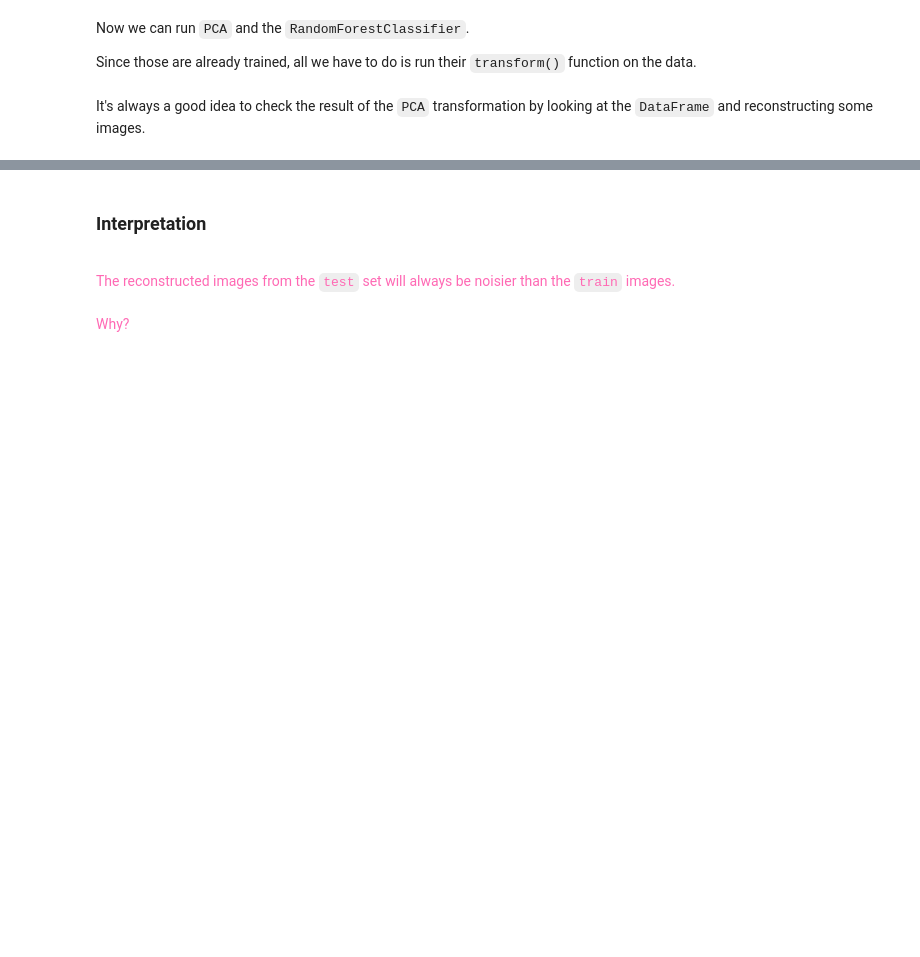
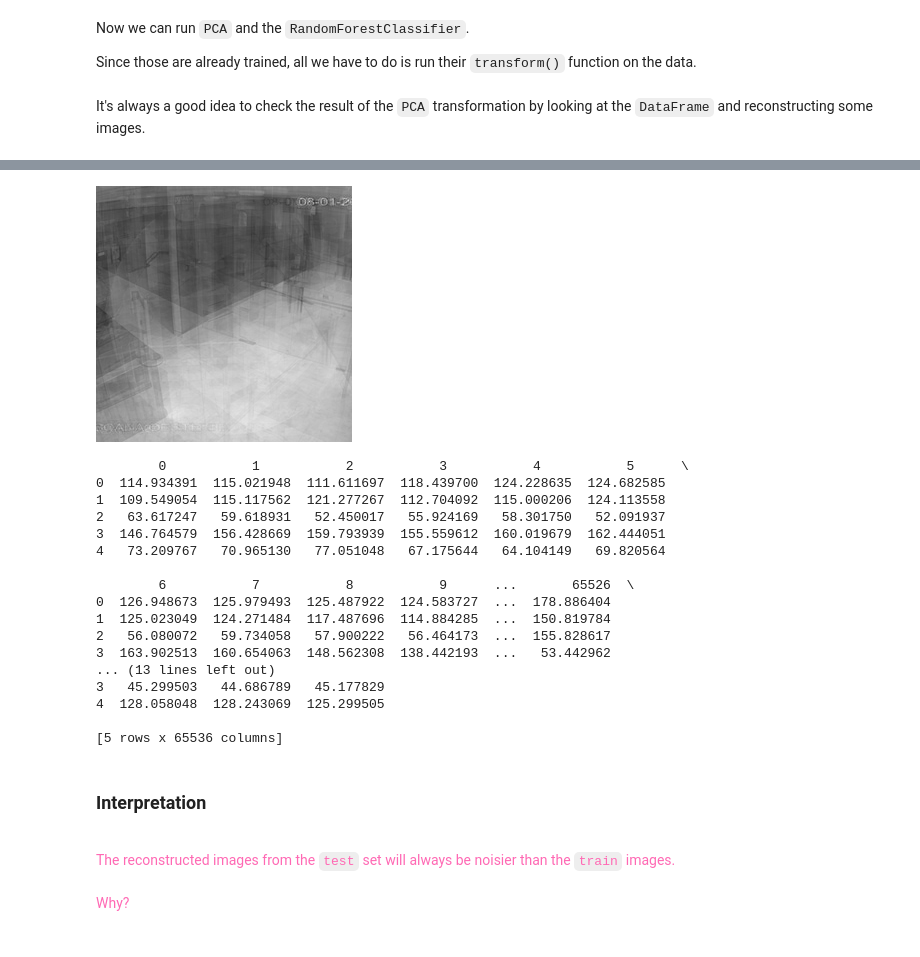
Before and after one commit to 9103hf24na/HW09, a Jupyter notebook: HW09.ipynb, the cells around one changed output, grey strips where cells are left out. Drawn from its saved outputs; the diff is of its cells as text; code cells hidden in the pictures; blank space fills up the shorter version.

```diff
--- a/HW09.ipynb
+++ b/HW09.ipynb
@@ -545,3 +524,34 @@ pca_pixels_test.head()
+# %%
+# Reconstruct the images from PCA components
+pca_pixels_test = pca.inverse_transform(test_df_transformed)
+
+# Convert the first image (row) to a NumPy array and reshape it
+reshaped_image = pca_pixels_test.iloc[0, :].values.reshape(256, 256)
+
+# Display the first reconstructed image
+display(make_image(reshaped_image, width=256))
+
+# If you want to check the DataFrame for the first 5 rows
+print(pca_pixels_test.head())
+# %% [output]
+[figure, added]
+        0           1           2           3           4           5      \
+0  114.934391  115.021948  111.611697  118.439700  124.228635  124.682585
+1  109.549054  115.117562  121.277267  112.704092  115.000206  124.113558
+2   63.617247   59.618931   52.450017   55.924169   58.301750   52.091937
+3  146.764579  156.428669  159.793939  155.559612  160.019679  162.444051
+4   73.209767   70.965130   77.051048   67.175644   64.104149   69.820564
+
+        6           7           8           9      ...       65526  \
+0  126.948673  125.979493  125.487922  124.583727  ...  178.886404
+1  125.023049  124.271484  117.487696  114.884285  ...  150.819784
+2   56.080072   59.734058   57.900222   56.464173  ...  155.828617
+3  163.902513  160.654063  148.562308  138.442193  ...   53.442962
+... (13 lines left out)
+3   45.299503   44.686789   45.177829
+4  128.058048  128.243069  125.299505
+
+[5 rows x 65536 columns]
 # %% [markdown]
 ### Interpretation
 
```
Also changed, not shown: parts of 8 cells of this notebook.
